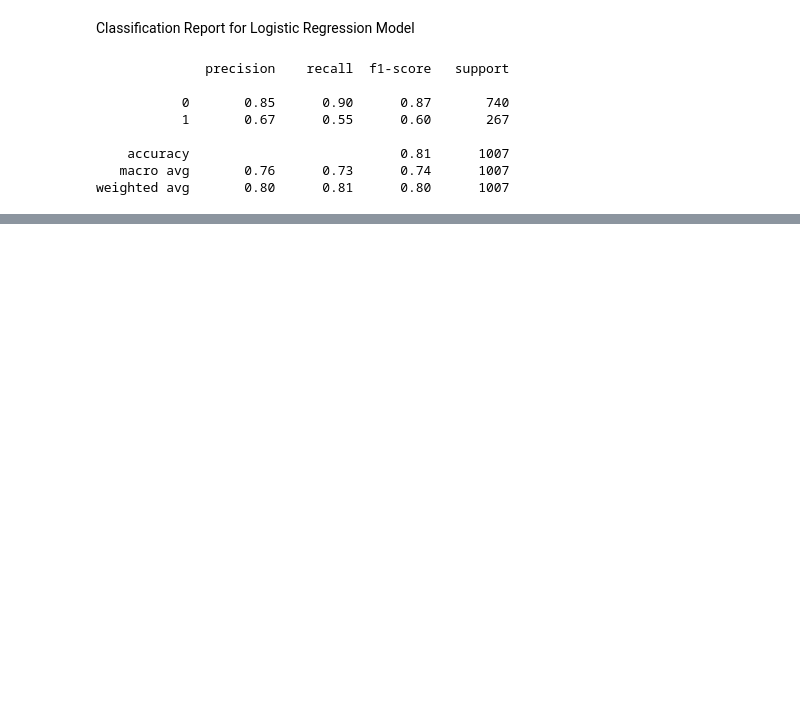
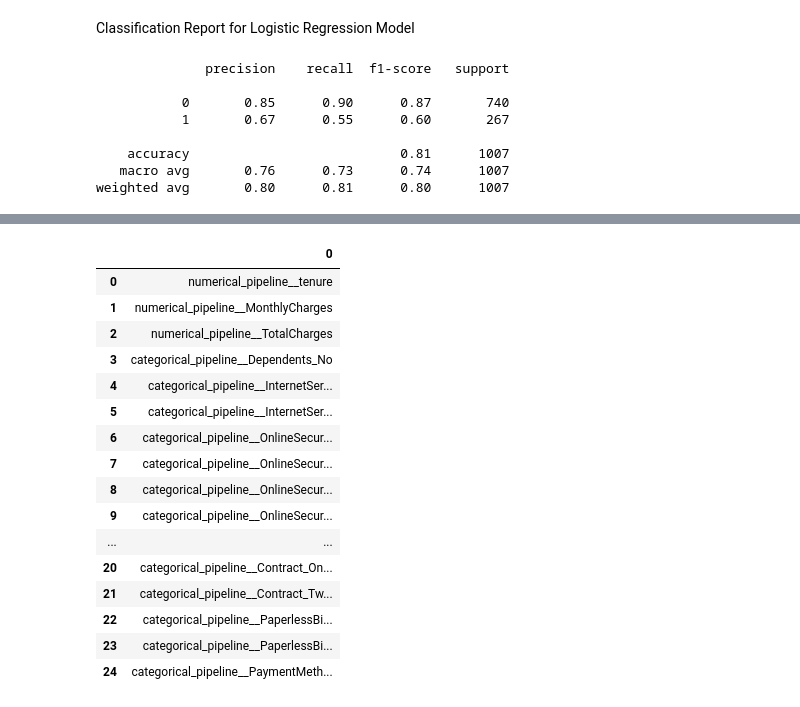
Before and after one commit to Iyanuadeleye01/IBM-Attrition-Prediction, a Jupyter notebook: notebook.ipynb, the cells around one changed output, grey strips where cells are left out. Saved outputs shown, nothing was run; the diff lists cells and outputs as text; code cells hidden in the pictures; blank space fills up the shorter version.

```diff
--- a/notebook.ipynb
+++ b/notebook.ipynb
@@ -1152,0 +1180,4 @@ class logTransformation():
+# %%
+from imblearn.over_sampling import RandomOverSampler, SMOTE
+sampler = RandomOverSampler()
+X_train_sampler,y_train_sampler = sampler.fit_resample(X_train,y_train_encoded)
@@ -1152,0 +1267,6 @@ class logTransformation():
+# %%
+X_train_resampled = pd.DataFrame(X_train_resampled)
+
+y_train_resampled = pd.Series(y_train_resampled)
+
+X_test_transformed = pd.DataFrame(X_test_transformed)
@@ -1152,0 +1315,21 @@ class logTransformation():
+# %%
+from sklearn.feature_selection import SelectKBest, mutual_info_classif
+feature_selection = SelectKBest(mutual_info_classif, k=25)
+
+models = [
+    ('decision_tree_classifier', DecisionTreeClassifier(random_state=42)),
+    ('random_classifier',RandomForestClassifier(random_state=42)),
+    ('knn_classifier',KNeighborsClassifier()),
+    ('logistic_reg_model',LogisticRegression(random_state=42))
+]
+for model_name, classifier in models:
+    pipeline = Pipeline(steps=[
+        ('preprocessor',preprocessor),
+        ('feature',feature_selection),
+        ('classifier',classifier)
+        ])
+    pipeline.fit(X_train_sampler,y_train_sampler)
+    y_pred_sampler = pipeline.predict(X_test)
+    print(f'Report for {model_name}')
+    print(classification_report(y_pred_sampler,y_test_encoded))
+    print('='*50)
@@ -1152,0 +1354,25 @@ class logTransformation():
+# %%
+# To view the selected features
+
+feature_indices = feature_selection.get_support(indices=True)
+preprocessor_names = pipeline.named_steps['preprocessor'].get_feature_names_out()
+selected_feature_names = preprocessor_names[feature_indices]
+pd.DataFrame(selected_feature_names)
+# %% [output]
+|  | 0 |
+| 0 | numerical_pipeline__tenure |
+| 1 | numerical_pipeline__MonthlyCharges |
+| 2 | numerical_pipeline__TotalCharges |
+| 3 | categorical_pipeline__Dependents_No |
+| 4 | categorical_pipeline__InternetSer... |
+| 5 | categorical_pipeline__InternetSer... |
+| 6 | categorical_pipeline__OnlineSecur... |
+| 7 | categorical_pipeline__OnlineSecur... |
+| 8 | categorical_pipeline__OnlineSecur... |
+| 9 | categorical_pipeline__OnlineSecur... |
+| ... | ... |
+| 20 | categorical_pipeline__Contract_On... |
+| 21 | categorical_pipeline__Contract_Tw... |
+| 22 | categorical_pipeline__PaperlessBi... |
+| 23 | categorical_pipeline__PaperlessBi... |
+| 24 | categorical_pipeline__PaymentMeth... |
```
Also changed, not shown: parts of 21 cells of this notebook.
